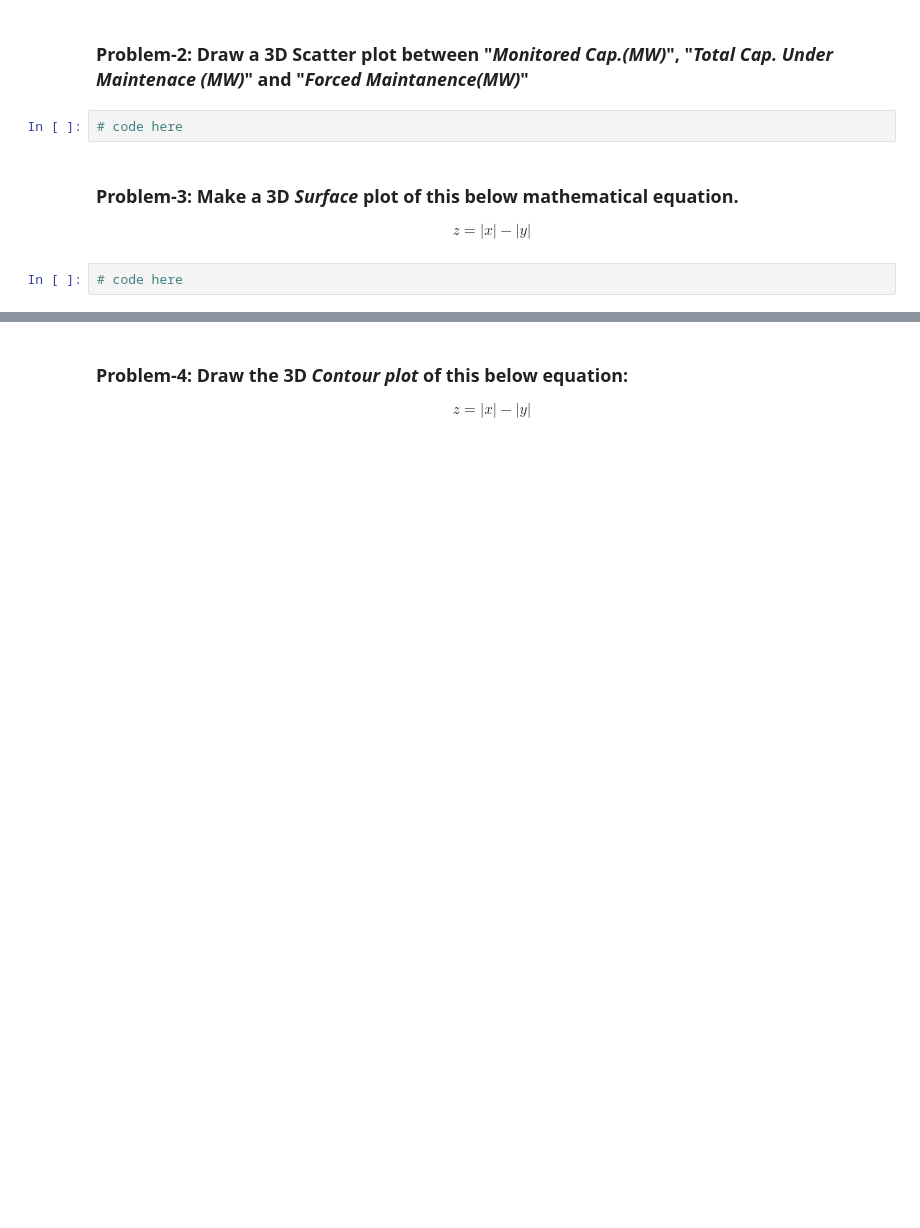
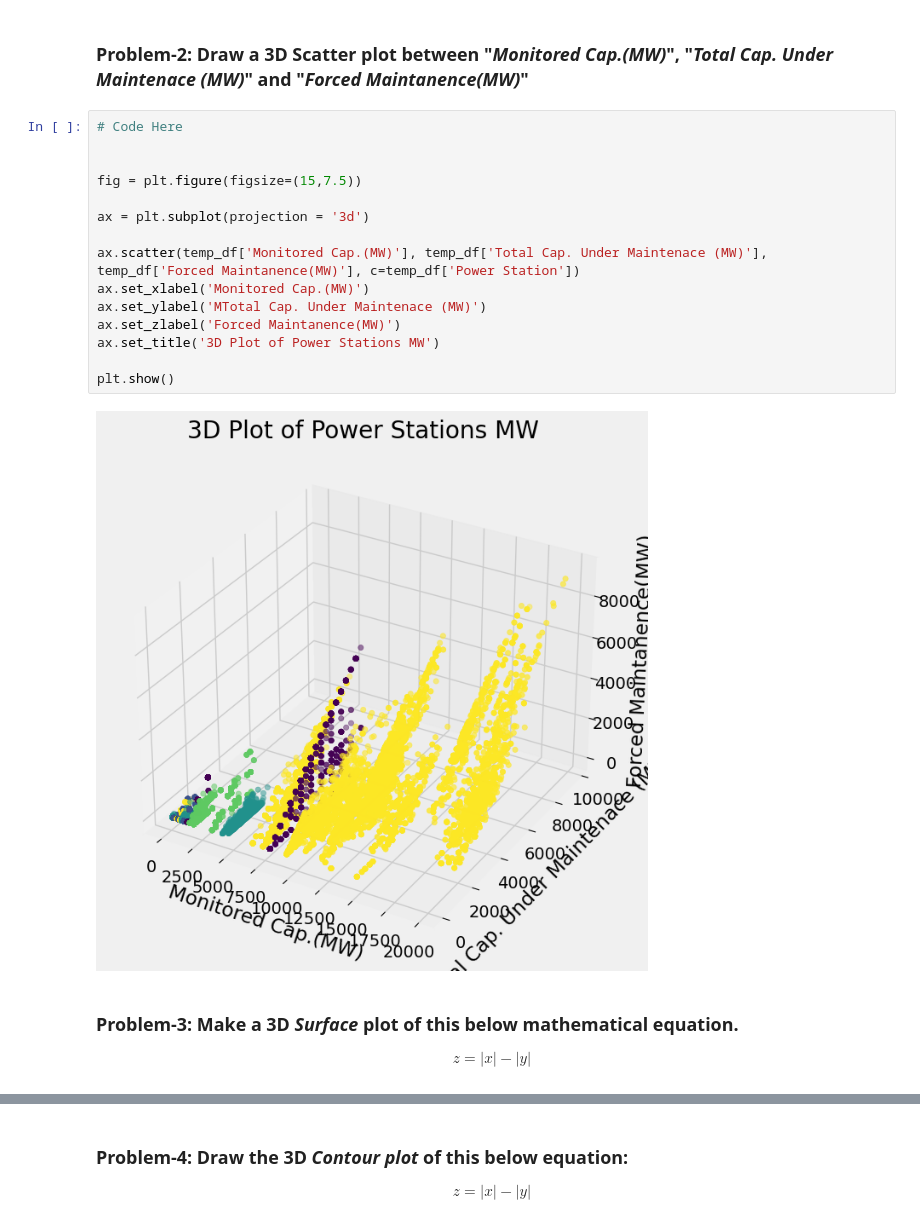
Before and after one commit to Apurba1903/DV_DA, a Jupyter notebook: Week 9 Task 24.ipynb, the cells around one changed output, grey strips where cells are left out. Cells and saved outputs as stored; diff of their text form; blank space fills up the shorter version.

```diff
--- a/Week 9 Task 24.ipynb
+++ b/Week 9 Task 24.ipynb
@@ -14,10 +65,23 @@
 # %% [markdown]
 ### **Problem-2:** Draw a 3D Scatter plot between "*Monitored Cap.(MW)*", "*Total Cap. Under Maintenace (MW)*" and "*Forced Maintanence(MW)*"
-# %%
-# code here
+# %%
+# Code Here
+
+
+fig = plt.figure(figsize=(15,7.5))
+
+ax = plt.subplot(projection = '3d')
+
+ax.scatter(temp_df['Monitored Cap.(MW)'], temp_df['Total Cap. Under Maintenace (MW)'], temp_df['Forced Maintanence(MW)'], c=temp_df['Power Station'])
+ax.set_xlabel('Monitored Cap.(MW)')
+ax.set_ylabel('MTotal Cap. Under Maintenace (MW)')
+ax.set_zlabel('Forced Maintanence(MW)')
+ax.set_title('3D Plot of Power Stations MW')
+
+plt.show()
+# %% [output]
+[figure, added]
 # %% [markdown]
 ### **Problem-3:** Make a 3D *Surface* plot of this below mathematical equation.
 
 $$z = |x| - |y|$$
-# %%
-# code here
```
Also changed, not shown: parts of 36 cells of this notebook.
